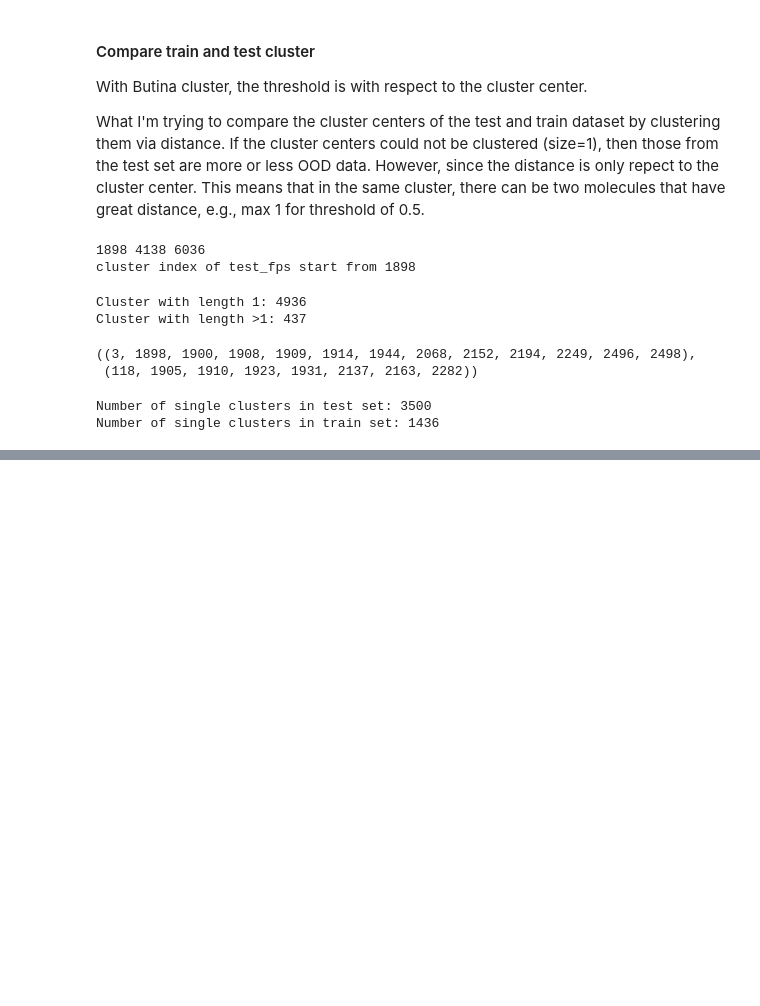
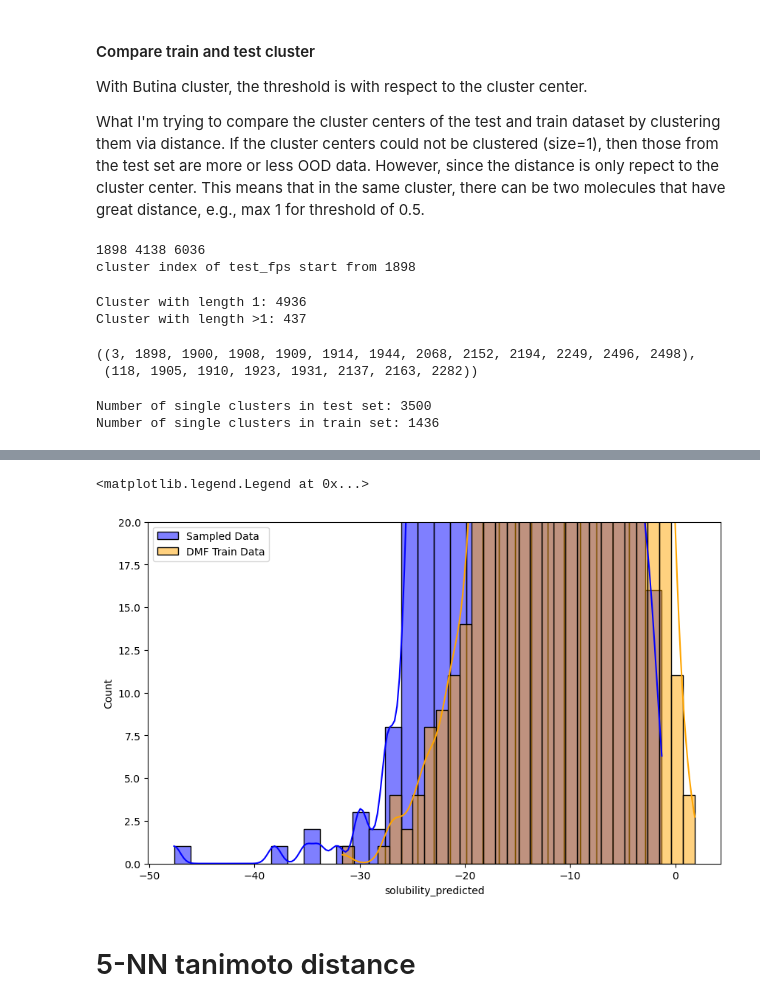
Before and after one commit to Nanta-Sp/Solv_GNN_SSD, a Jupyter notebook: notebooks/data.py.ipynb, the cells around one changed output, grey strips where cells are left out. Saved outputs shown, nothing was run; the diff lists cells and outputs as text; code cells hidden in the pictures; blank space fills up the shorter version.

```diff
--- a/notebooks/data.py.ipynb
+++ b/notebooks/data.py.ipynb
@@ -1223,0 +1310,11 @@ Number of single clusters in train set: 1436
+# %%
+plt.figure(figsize=(10, 6))
+sns.histplot(df_notsim_sample['solubility_predicted'], bins=30, kde=True, color='blue', label='Sampled Data', alpha=0.5)
+sns.histplot(dfdmf_train['DGsolv'], bins=30, kde=True, color='orange', label='DMF Train Data', alpha=0.5)
+plt.ylim([0, 20])
+plt.legend()
+# %% [output]
+<matplotlib.legend.Legend at 0x...>
+[figure, added]
+# %% [markdown]
+# 5-NN tanimoto distance
```
Also changed, not shown: parts of 16 cells of this notebook, 14 other files.
